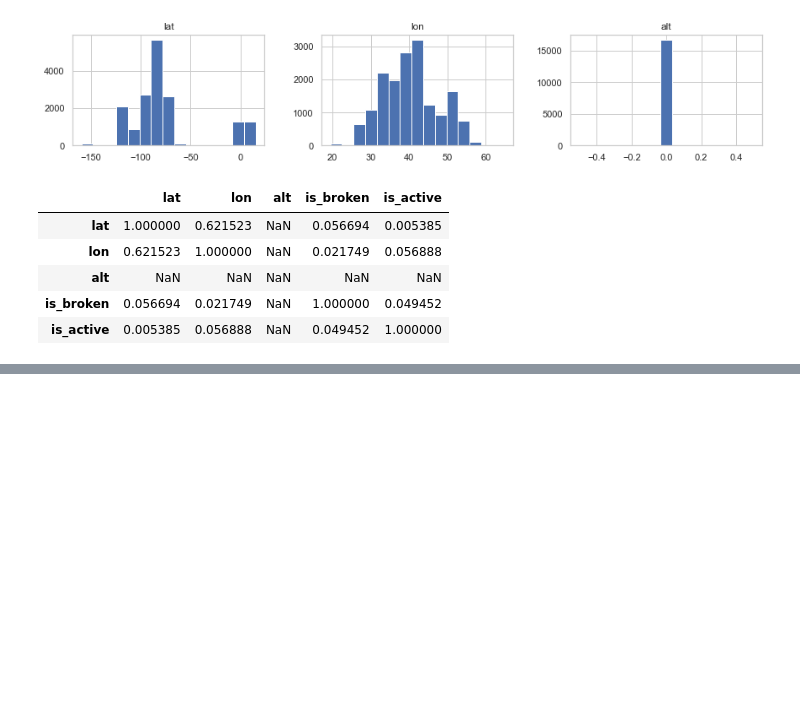
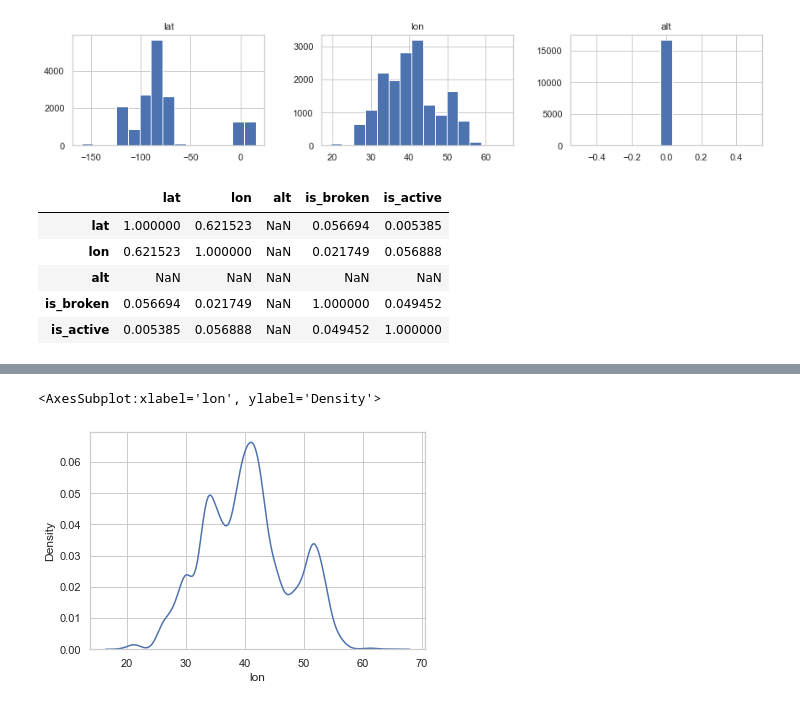
Before and after one commit to SRIKANTH284/mcdonalds-project, a Jupyter notebook: mcdonalds.ipynb, the cells around one changed output, grey strips where cells are left out. Drawn from its saved outputs; the diff is of its cells as text; code cells hidden in the pictures; blank space fills up the shorter version.

```diff
--- a/mcdonalds.ipynb
+++ b/mcdonalds.ipynb
@@ -289,0 +486,5 @@ data[num_col].corr()
+# %%
+sns.kdeplot(data['lon'])
+# %% [output]
+<AxesSubplot:xlabel='lon', ylabel='Density'>
+[figure, added]
```
Also changed, not shown: parts of 22 cells of this notebook.
